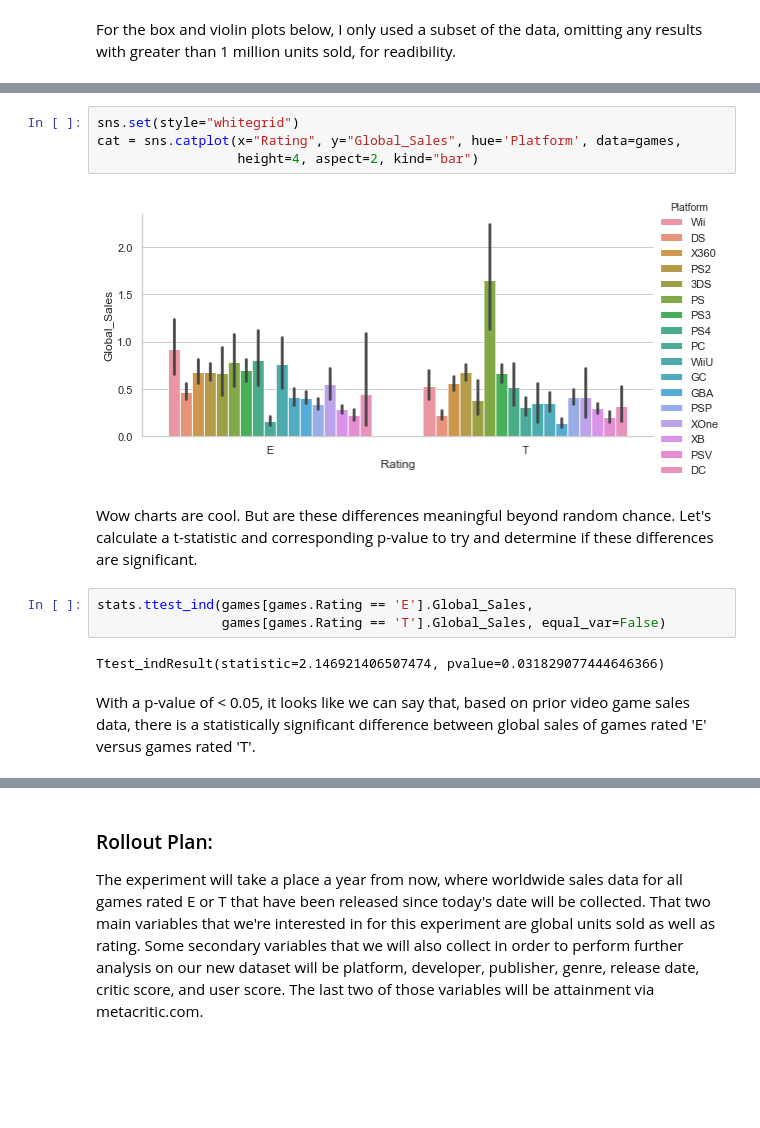
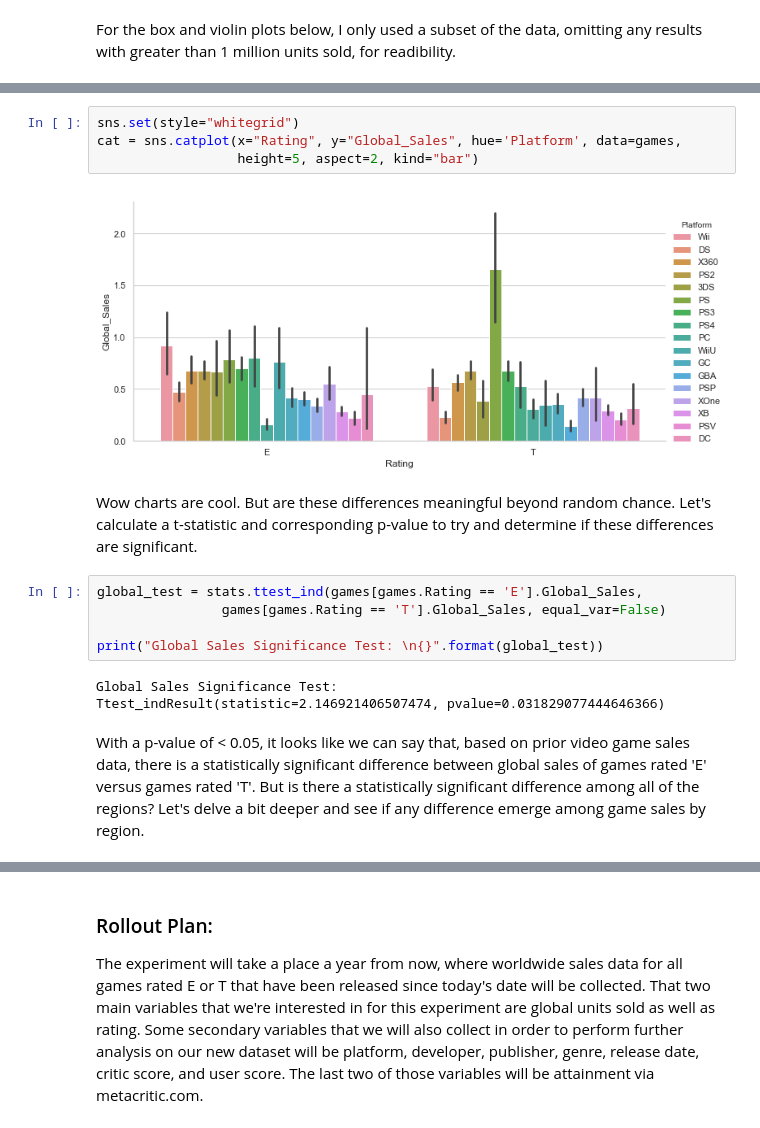
Before and after one commit to micsab/thinkful_files, a Jupyter notebook: unit_1/capstone/Game Ratings.ipynb, the cells around one changed output, grey strips where cells are left out. Saved outputs shown, nothing was run; the diff lists cells and outputs as text; blank space fills up the shorter version.

```diff
--- a/unit_1/capstone/Game Ratings.ipynb
+++ b/unit_1/capstone/Game Ratings.ipynb
@@ -96,15 +126,18 @@ sns.lmplot(y='Global_Sales', x='Critic_Score', hue='Genre', data=games,
 # %%
 sns.set(style="whitegrid")
 cat = sns.catplot(x="Rating", y="Global_Sales", hue='Platform', data=games,
-                  height=4, aspect=2, kind="bar")
+                  height=5, aspect=2, kind="bar")
 # %% [output]
-[figure, old version]
+[figure, new version]
 # %% [markdown]
 Wow charts are cool.  But are these differences meaningful beyond random chance.  Let's calculate a t-statistic and corresponding p-value to try and determine if these differences are significant.
 # %%
-stats.ttest_ind(games[games.Rating == 'E'].Global_Sales,
+global_test = stats.ttest_ind(games[games.Rating == 'E'].Global_Sales,
                 games[games.Rating == 'T'].Global_Sales, equal_var=False)
+
+print("Global Sales Significance Test: \n{}".format(global_test))
 # %% [output]
+Global Sales Significance Test:
 Ttest_indResult(statistic=2.146921406507474, pvalue=0.031829077444646366)
 # %% [markdown]
-With a p-value of < 0.05, it looks like we can say that, based on prior video game sales data, there is a statistically significant difference between global sales of games rated 'E' versus games rated 'T'.
+With a p-value of < 0.05, it looks like we can say that, based on prior video game sales data, there is a statistically significant difference between global sales of games rated 'E' versus games rated 'T'.  But is there a statistically significant difference among all of the regions?  Let's delve a bit deeper and see if any difference emerge among game sales by region.
```
Also changed, not shown: parts of 15 cells of this notebook.
